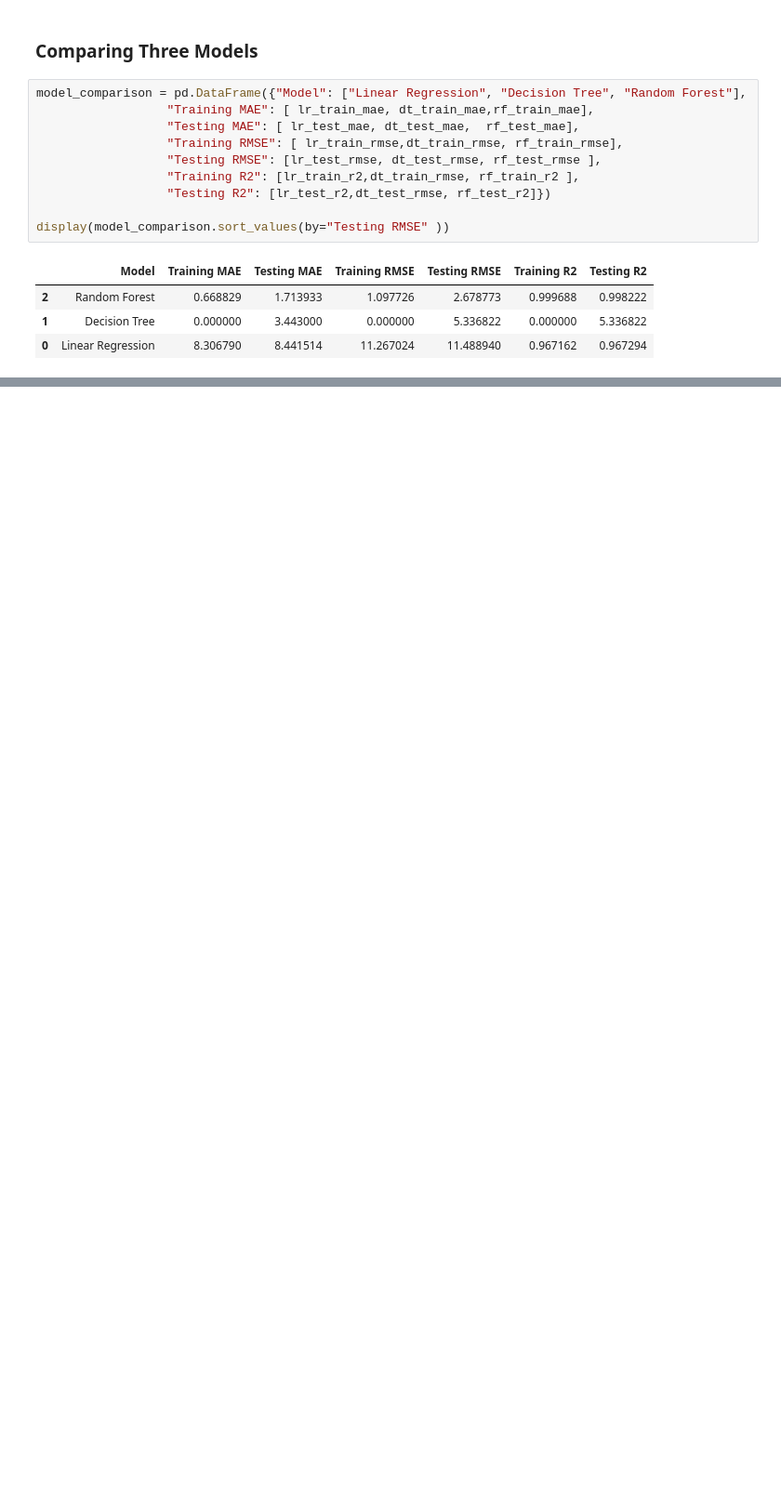
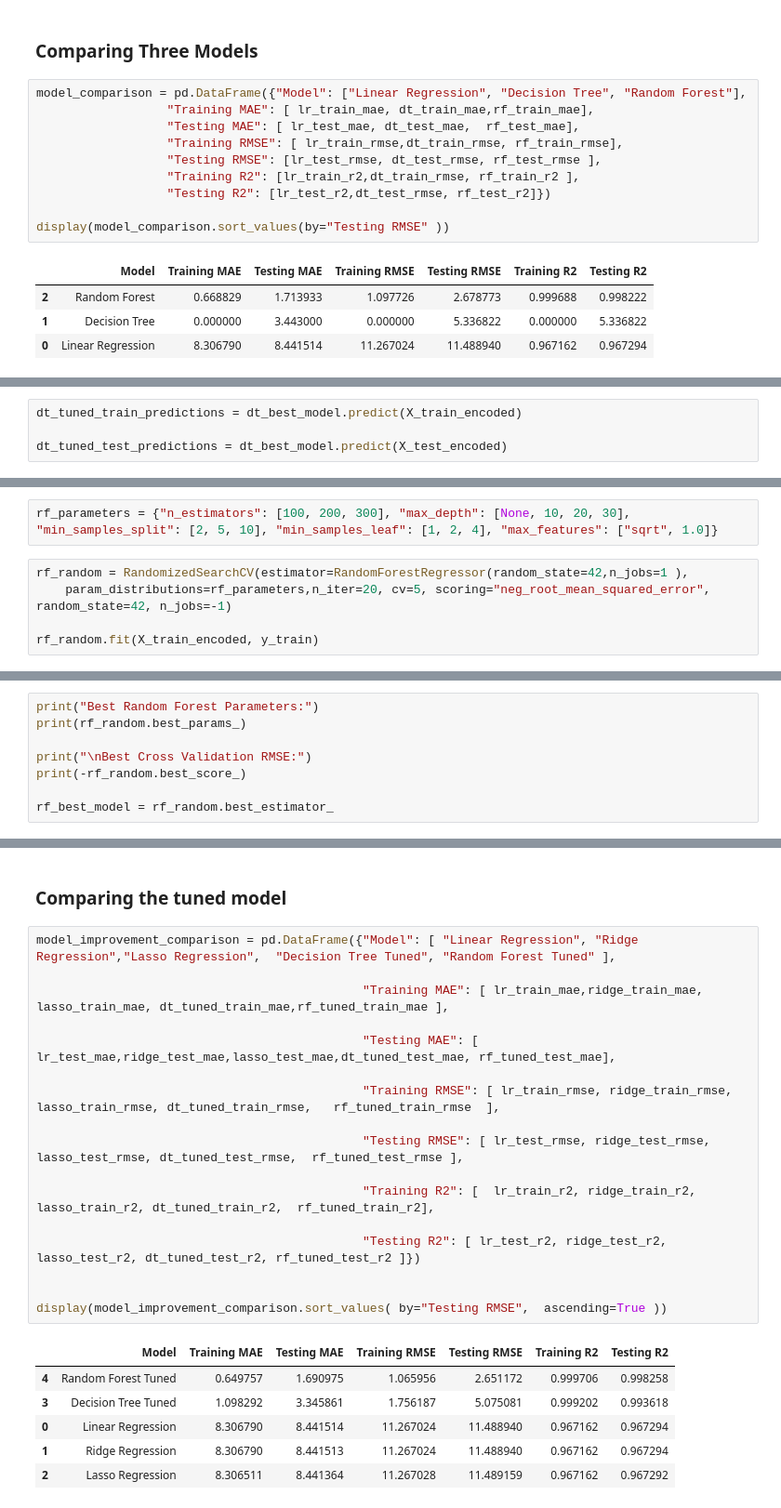
Before and after one commit to Jayadevika-jd/FitPredict, a Jupyter notebook: Notebooks/Fitpredict_preprocessinng.ipynb, the cells around one changed output, grey strips where cells are left out. Shown at 93% size. Saved outputs shown, nothing was run; the diff lists cells and outputs as text; blank space fills up the shorter version.

Commit message:
Model Improvement and Selection Done

```diff
--- a/Notebooks/Fitpredict_preprocessinng.ipynb
+++ b/Notebooks/Fitpredict_preprocessinng.ipynb
@@ -1171,0 +1387,4 @@ display(model_comparison.sort_values(by="Testing RMSE" ))
+# %%
+dt_tuned_train_predictions = dt_best_model.predict(X_train_encoded)
+
+dt_tuned_test_predictions = dt_best_model.predict(X_test_encoded)
@@ -1171,0 +1442,7 @@ display(model_comparison.sort_values(by="Testing RMSE" ))
+# %%
+rf_parameters = {"n_estimators": [100, 200, 300], "max_depth": [None, 10, 20, 30], "min_samples_split": [2, 5, 10], "min_samples_leaf": [1, 2, 4], "max_features": ["sqrt", 1.0]}
+# %%
+rf_random = RandomizedSearchCV(estimator=RandomForestRegressor(random_state=42,n_jobs=1 ),
+    param_distributions=rf_parameters,n_iter=20, cv=5, scoring="neg_root_mean_squared_error", random_state=42, n_jobs=-1)
+
+rf_random.fit(X_train_encoded, y_train)
@@ -1171,0 +1459,8 @@ display(model_comparison.sort_values(by="Testing RMSE" ))
+# %%
+print("Best Random Forest Parameters:")
+print(rf_random.best_params_)
+
+print("\nBest Cross Validation RMSE:")
+print(-rf_random.best_score_)
+
+rf_best_model = rf_random.best_estimator_
@@ -1171,0 +1524,26 @@ display(model_comparison.sort_values(by="Testing RMSE" ))
+# %% [markdown]
+### Comparing the tuned model
+# %%
+model_improvement_comparison = pd.DataFrame({"Model": [ "Linear Regression", "Ridge Regression","Lasso Regression",  "Decision Tree Tuned", "Random Forest Tuned" ],
+
+                                             "Training MAE": [ lr_train_mae,ridge_train_mae, lasso_train_mae, dt_tuned_train_mae,rf_tuned_train_mae ],
+
+                                             "Testing MAE": [ lr_test_mae,ridge_test_mae,lasso_test_mae,dt_tuned_test_mae, rf_tuned_test_mae],
+
+                                             "Training RMSE": [ lr_train_rmse, ridge_train_rmse, lasso_train_rmse, dt_tuned_train_rmse,   rf_tuned_train_rmse  ],
+
+                                             "Testing RMSE": [ lr_test_rmse, ridge_test_rmse,  lasso_test_rmse, dt_tuned_test_rmse,  rf_tuned_test_rmse ],
+
+                                             "Training R2": [  lr_train_r2, ridge_train_r2, lasso_train_r2, dt_tuned_train_r2,  rf_tuned_train_r2],
+
+                                             "Testing R2": [ lr_test_r2, ridge_test_r2, lasso_test_r2, dt_tuned_test_r2, rf_tuned_test_r2 ]})
+
+
+display(model_improvement_comparison.sort_values( by="Testing RMSE",  ascending=True ))
+# %% [output]
+|  | Model | Training MAE | Testing MAE | Training RMSE | Testing RMSE | Training R2 | Testing R2 |
+| 4 | Random Forest Tuned | 0.649757 | 1.690975 | 1.065956 | 2.651172 | 0.999706 | 0.998258 |
+| 3 | Decision Tree Tuned | 1.098292 | 3.345861 | 1.756187 | 5.075081 | 0.999202 | 0.993618 |
+| 0 | Linear Regression | 8.306790 | 8.441514 | 11.267024 | 11.488940 | 0.967162 | 0.967294 |
+| 1 | Ridge Regression | 8.306790 | 8.441513 | 11.267024 | 11.488940 | 0.967162 | 0.967294 |
+| 2 | Lasso Regression | 8.306511 | 8.441364 | 11.267028 | 11.489159 | 0.967162 | 0.967292 |
```
Also changed, not shown: parts of 34 cells of this notebook.
